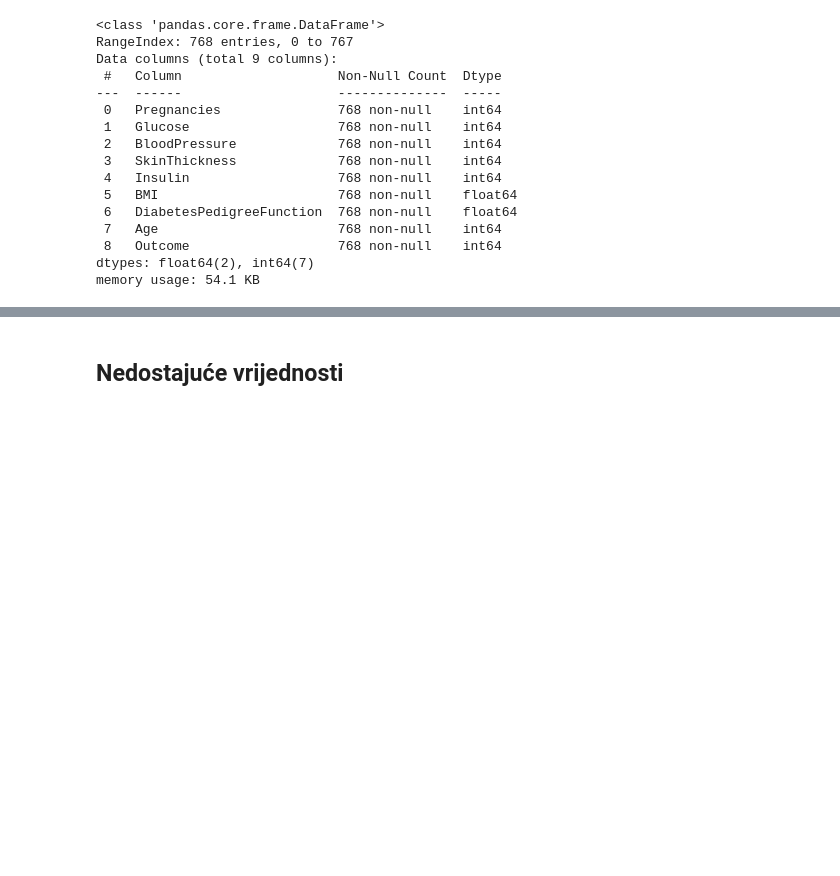
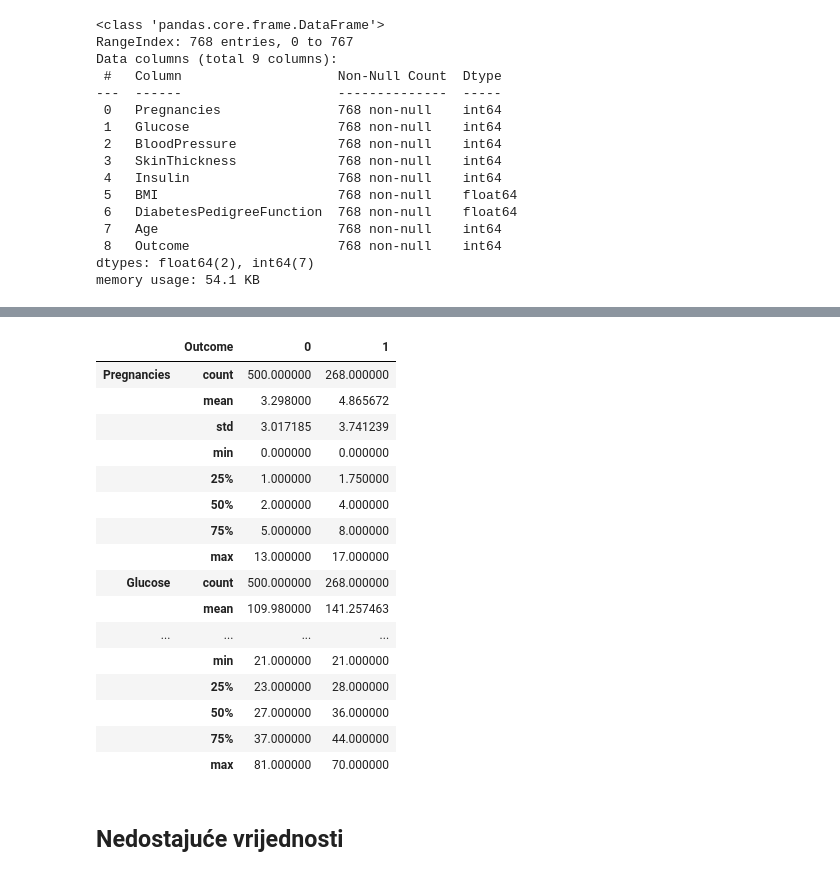
Before and after one commit to pb7932/UZOP, a Jupyter notebook: UZOP_PetarBenjak_diabetes.ipynb, the cells around one changed output, grey strips where cells are left out. Cells and saved outputs as stored; diff of their text form; code cells hidden in the pictures; blank space fills up the shorter version.

```diff
--- a/UZOP_PetarBenjak_diabetes.ipynb
+++ b/UZOP_PetarBenjak_diabetes.ipynb
@@ -85,3 +93,24 @@ memory usage: 54.1 KB
+# %%
+pd.set_option('display.max_rows', None)
+df.groupby('Outcome').describe().transpose()
+# %% [output]
+|  | Outcome | 0 | 1 |
+| Pregnancies | count | 500.000000 | 268.000000 |
+|  | mean | 3.298000 | 4.865672 |
+|  | std | 3.017185 | 3.741239 |
+|  | min | 0.000000 | 0.000000 |
+|  | 25% | 1.000000 | 1.750000 |
+|  | 50% | 2.000000 | 4.000000 |
+|  | 75% | 5.000000 | 8.000000 |
+|  | max | 13.000000 | 17.000000 |
+| Glucose | count | 500.000000 | 268.000000 |
+|  | mean | 109.980000 | 141.257463 |
+| ... | ... | ... | ... |
+|  | min | 21.000000 | 21.000000 |
+|  | 25% | 23.000000 | 28.000000 |
+|  | 50% | 27.000000 | 36.000000 |
+|  | 75% | 37.000000 | 44.000000 |
+|  | max | 81.000000 | 70.000000 |
 # %% [markdown]
 ## Nedostajuće vrijednosti
 # %%
```
Also changed, not shown: parts of 1 cell of this notebook.
